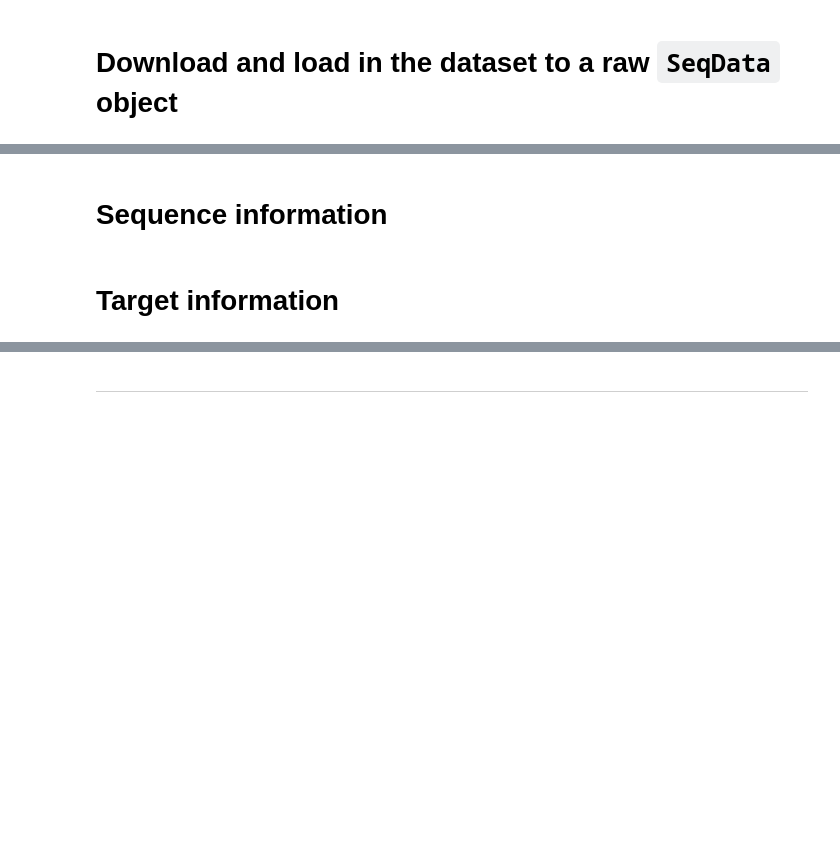
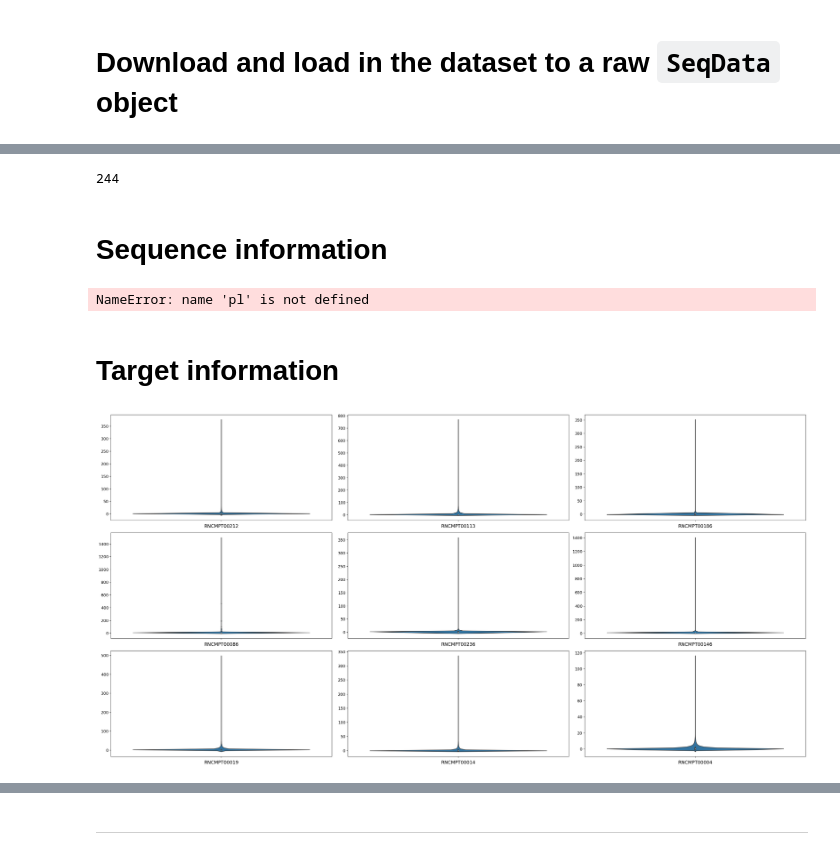
Before and after one commit to ML4GLand/EUGENe_paper, a Jupyter notebook: notebooks/ray13/ray13_EDA.ipynb, the cells around one changed output, grey strips where cells are left out. Saved outputs shown, nothing was run; the diff lists cells and outputs as text; code cells hidden in the pictures; blank space fills up the shorter version.

```diff
--- a/notebooks/ray13/ray13_EDA.ipynb
+++ b/notebooks/ray13/ray13_EDA.ipynb
@@ -22,4 +79,3 @@ eu.settings.dataset_dir = "/cellar/users/aklie/data/eugene"
 # %%
 # Load in the downloaded dataset from the RNAcomplete supplementary website and double check that the index and names loaded in correctly
-sdata = eu.datasets.ray13()
-np.all(sdata.names == sdata.seqs_annot.index)
+sdata = seqdatasets.ray13(batch_size=10000)
@@ -26,28 +104,37 @@ np.all(sdata.names == sdata.seqs_annot.index)
 # %%
 # Pull out the columns from seqs_annot to be used as targets (based on motif ID)
-target_mask = sdata.seqs_annot.columns.str.contains("RNCMPT")
-target_cols = sdata.seqs_annot.columns[target_mask]
+column_keys = pd.Index(sdata.data_vars.keys())
+target_mask = column_keys.str.contains("RNCMPT")
+target_cols = column_keys[target_mask]
 len(target_cols)
+# %% [output]
+244
+# %%
+sdata[target_cols] = sdata[target_cols].astype(float)
 # %% [markdown]
 # Sequence information
 # %%
 # Grab sequence lengths and plot distribution
-sdata["seq_len"] = [len(seq) for seq in sdata.seqs]
-eu.pl.histplot(
+sdata["seq_len"] = xr.DataArray([len(seq) for seq in sdata["RNA_Seq"].values], dims="_sequence")
+pl.histplot(
     sdata,
     keys="seq_len",
     orient="h"
 )
 plt.show()
+# %% [output]
+NameError: name 'pl' is not defined
 # %% [markdown]
 # Target information
 # %%
 # Lets take a look at the distributions of a few randomly selected RBPs across all probes
-eu.pl.violinplot(
+pl.violinplot(
     sdata,
-    keys=np.random.choice(target_cols, 9)
+    keys=list(np.random.choice(target_cols, 9))
 )
 plt.show()
+# %% [output]
+[figure, added]
 # %%
 # Plot the number NaN values across target columns and across sequences
 fig, ax = plt.subplots(nrows=2, ncols=1)
```
Also changed, not shown: parts of 16 cells of this notebook, 16 other files.
